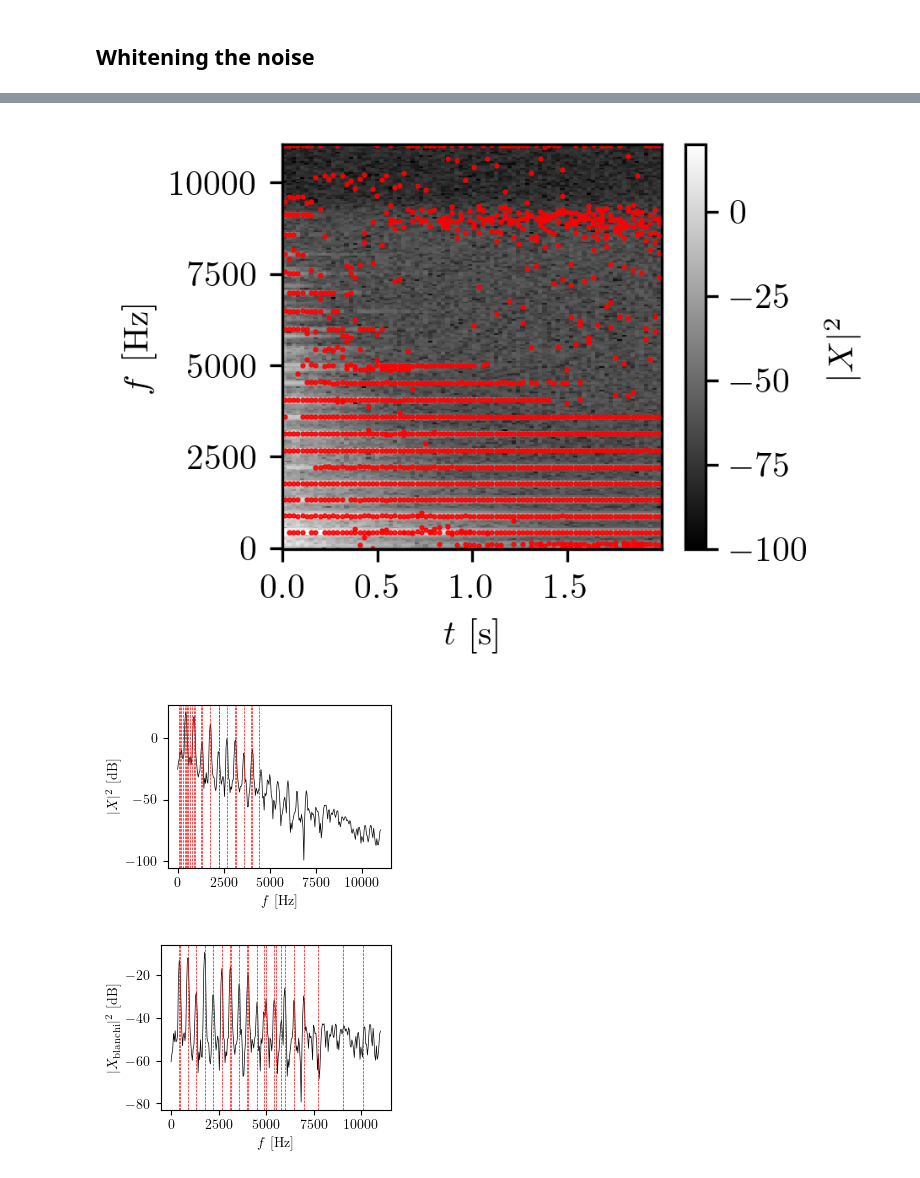
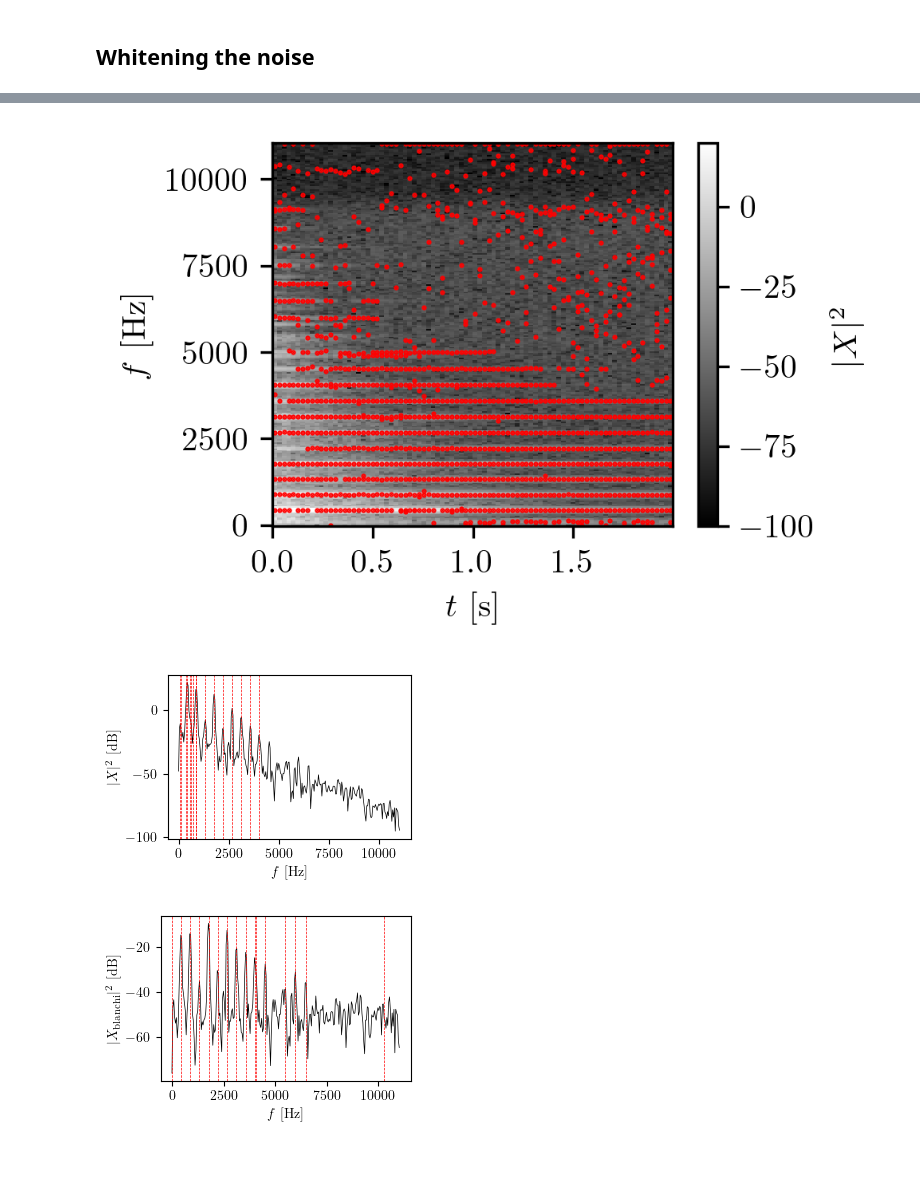
Before and after one commit to peladeaucome/ATIAM-PAM-AnalyseInstruments, a Jupyter notebook: Notebooks/come_HN.ipynb, the cells around one changed output, grey strips where cells are left out. Drawn from its saved outputs; the diff is of its cells as text; code cells hidden in the pictures.

```diff
--- a/Notebooks/come_HN.ipynb
+++ b/Notebooks/come_HN.ipynb
@@ -5,6 +5,7 @@ import scipy.io
 import os
 import librosa
 import sys
+from IPython.display import display, Audio
 
 
 import matplotlib.pyplot as plt
@@ -21,3 +22,5 @@ from HN_decomposition.Subspace.ESPRIT import *
 
 def RMS(x):
         return np.std(x)
+
+figsize = (8.5/cm, 6/cm)
@@ -77,7 +95,7 @@ plt.show()
 # %% [markdown]
 ## Whitening the noise
 # %%
-rankFilter_bins = 51
+rankFilter_bins = 21
 rankFilter_rank = .3
 
 n_fft = 512
@@ -114,7 +133,6 @@ xWhitened_stft = compute_stft_from_whitened(xWhitened, window_type=window_type)
 
 cmap = 'gray'
 dpi = 300
-figsize = (8/cm, 6/cm)
 
 plt.figure(figsize = figsize, dpi = dpi)
 plt.pcolormesh(t_list, f_list, dB20(x_stft), cmap = cmap, rasterized=True)
@@ -151,7 +169,5 @@ plt.close()
 # %%
 time_frame_display = 11
-figsize = (8/cm, 6/cm)
-
 
 plt.figure(figsize = figsize)
 #plt.figure(figsize = (15, 5))
@@ -171,16 +187,24 @@ plt.close()
 # %%
 num_poles = 32
-
-figsize = (8/cm, 6/cm)
 
 plt.figure(figsize = figsize, dpi = dpi)
 plt.pcolormesh(t_list, f_list, dB20(x_stft), cmap = cmap, vmax = 20, vmin = -100, rasterized=True)
 
+xHarmoChopped = np.zeros(np.shape(xChopped))
+xHarmo = np.zeros(np.shape(x))
 
-for i in range(np.shape(xWhitened)[1]):
-    poles, complexAmp, Lambda = ESPRIT(xWhitened[:,i], num_poles = num_poles)
+for timeFrame in range(np.shape(xWhitened)[1]):
+    poles, complexAmp, Lambda = ESPRIT(xWhitened[:,timeFrame], num_poles = num_poles)
     freqs = np.sort(sr_hz/(2*np.pi)*np.angle(poles))[num_poles//2:]
-    plt.plot(np.ones(num_poles//2)*t_list[i], freqs, 'r.', markersize = 1)
+    plt.plot(np.ones(num_poles//2)*t_list[timeFrame], freqs, 'r.', markersize = 1)
+    for i, pole in enumerate(poles):
+        xHarmoChopped[:,timeFrame] += np.real(np.power(pole*np.ones(np.shape(xHarmoChopped)[0]), np.arange(np.shape(xHarmoChopped)[0]))*complexAmp[i])
+    xHarmoChopped[:,timeFrame] = sig.lfilter([1], ARFilters[:,timeFrame], xHarmoChopped[:,timeFrame])
+    xHarmo[hop_length*timeFrame:hop_length*timeFrame+n_fft] += xHarmoChopped[:,timeFrame]
+
+display(Audio(x, rate = sr_hz))
+display(Audio(xHarmo, rate = sr_hz))
+display(Audio(x-xHarmo, rate = sr_hz))
 
 plt.xlabel("$t$ [s]")
 plt.ylabel("$f$ [Hz]")
@@ -193,9 +220,7 @@ plt.close()
-[figure, old version]
+[figure, new version]
 # %%
-num_poles = 48
-time_frame_display = 11
-figsize = (8/cm, 6/cm)
-
+num_poles = 32
+time_frame_display = 12
 
 poles, complexAmp, Lambda = ESPRIT(xChopped[:,time_frame_display], num_poles = num_poles)
 freqs = np.sort(sr_hz/(2*np.pi)*np.angle(poles))[num_poles//2:]
@@ -226,5 +251,5 @@ plt.savefig(fname = os.path.join(save_folder, "ESPRIT_whitened.pdf"), dpi = dpi,
 plt.show()
 plt.close()
 # %% [output]
-[figure, old version]
+[figure, new version]
-[figure, old version]
+[figure, new version]
```
Also changed, not shown: parts of 7 cells of this notebook, 1 other file.
